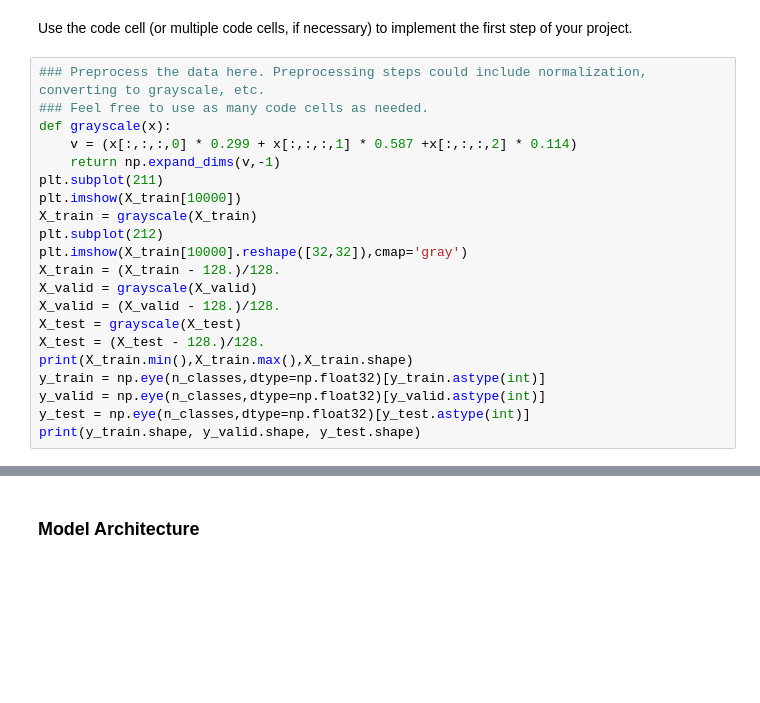
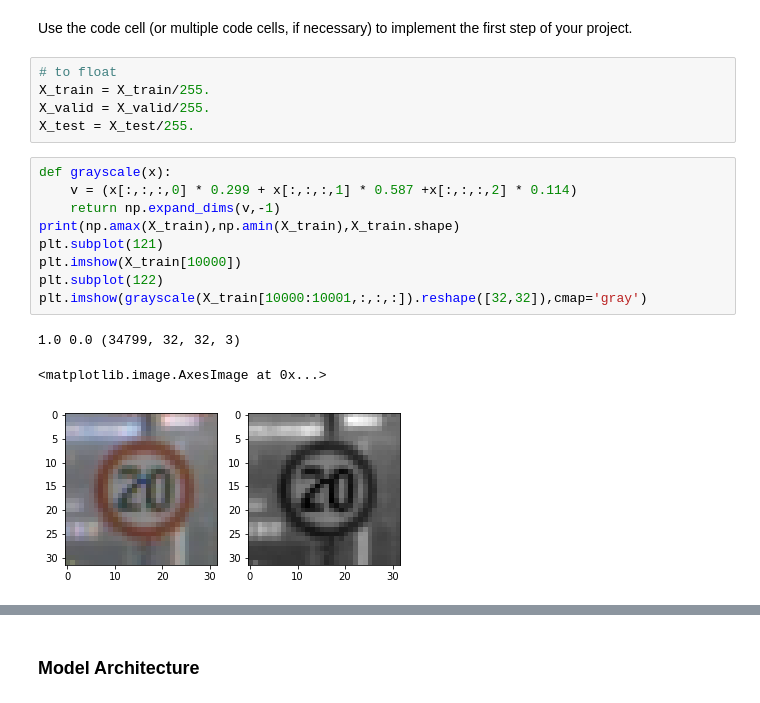
Before and after one commit to riczhao/CarND-Traffic-Sign-Classifier-Project, a Jupyter notebook: Traffic_Sign_Classifier.ipynb, the cells around one changed output, grey strips where cells are left out. Drawn from its saved outputs; the diff is of its cells as text; blank space fills up the shorter version.

```diff
--- a/Traffic_Sign_Classifier.ipynb
+++ b/Traffic_Sign_Classifier.ipynb
@@ -125,24 +134,21 @@ Here is an example of a [published baseline model on this problem](http://yann.l
 ### Pre-process the Data Set (normalization, grayscale, etc.)
 # %% [markdown]
 Use the code cell (or multiple code cells, if necessary) to implement the first step of your project.
-# %%
-### Preprocess the data here. Preprocessing steps could include normalization, converting to grayscale, etc.
-### Feel free to use as many code cells as needed.
-def grayscale(x):
-    v = (x[:,:,:,0] * 0.299 + x[:,:,:,1] * 0.587 +x[:,:,:,2] * 0.114)
-    return np.expand_dims(v,-1)
-plt.subplot(211)
-plt.imshow(X_train[10000])
-X_train = grayscale(X_train)
-plt.subplot(212)
-plt.imshow(X_train[10000].reshape([32,32]),cmap='gray')
-X_train = (X_train - 128.)/128.
-X_valid = grayscale(X_valid)
-X_valid = (X_valid - 128.)/128.
-X_test = grayscale(X_test)
-X_test = (X_test - 128.)/128.
-print(X_train.min(),X_train.max(),X_train.shape)
-y_train = np.eye(n_classes,dtype=np.float32)[y_train.astype(int)]
-y_valid = np.eye(n_classes,dtype=np.float32)[y_valid.astype(int)]
-y_test = np.eye(n_classes,dtype=np.float32)[y_test.astype(int)]
-print(y_train.shape, y_valid.shape, y_test.shape)
+# %%
+# to float
+X_train = X_train/255.
+X_valid = X_valid/255.
+X_test = X_test/255.
+# %%
+def grayscale(x):
+    v = (x[:,:,:,0] * 0.299 + x[:,:,:,1] * 0.587 +x[:,:,:,2] * 0.114)
+    return np.expand_dims(v,-1)
+print(np.amax(X_train),np.amin(X_train),X_train.shape)
+plt.subplot(121)
+plt.imshow(X_train[10000])
+plt.subplot(122)
+plt.imshow(grayscale(X_train[10000:10001,:,:,:]).reshape([32,32]),cmap='gray')
+# %% [output]
+1.0 0.0 (34799, 32, 32, 3)
+<matplotlib.image.AxesImage at 0x...>
+[figure, added]
```
Also changed, not shown: parts of 16 cells of this notebook, 3 other files.
